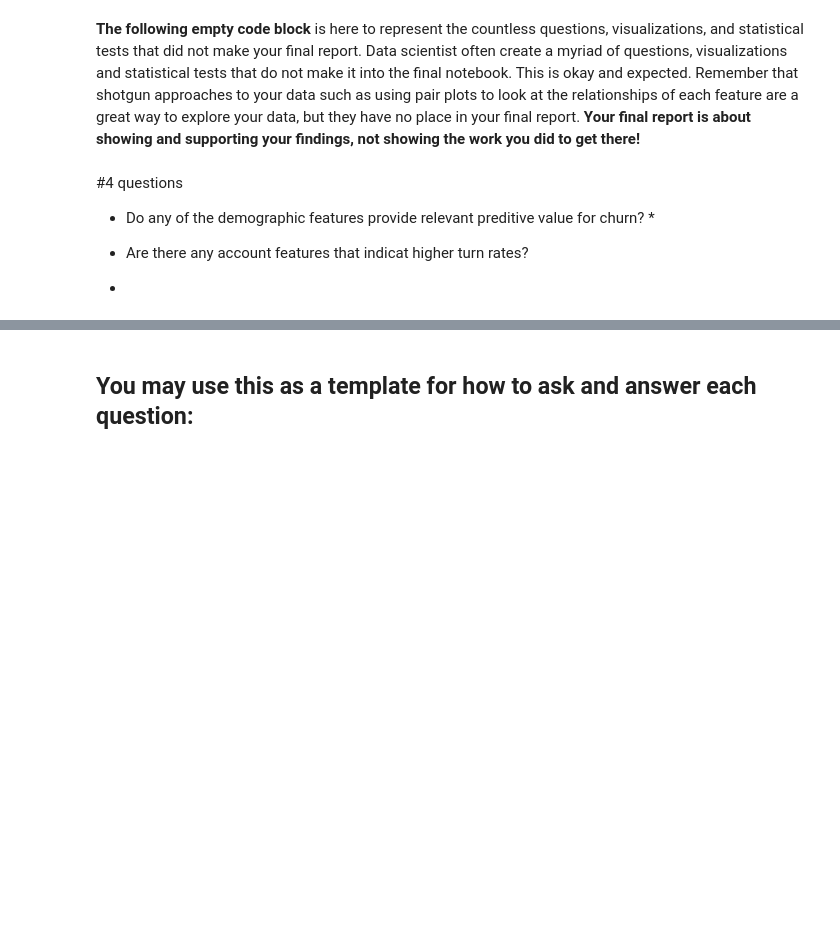
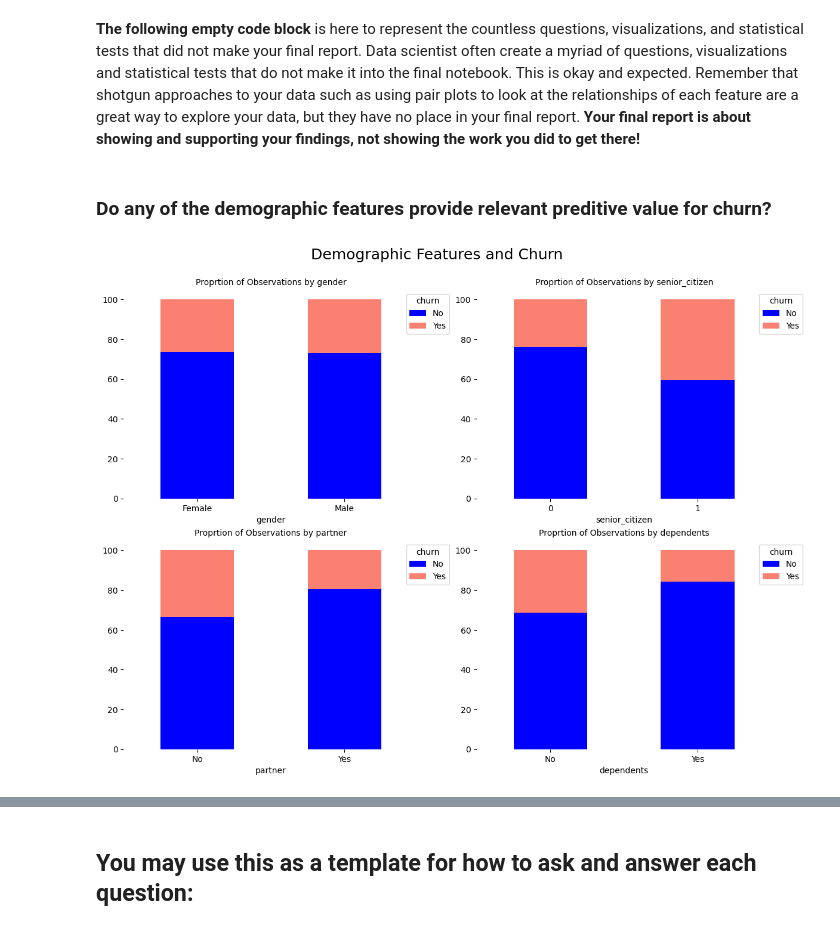
Before and after one commit to scottbarnett97/Telco-Classification-Project, a Jupyter notebook: final_report.ipynb, the cells around one changed output, grey strips where cells are left out. Cells and saved outputs as stored; diff of their text form; code cells hidden in the pictures; blank space fills up the shorter version.

```diff
--- a/final_report.ipynb
+++ b/final_report.ipynb
@@ -106,0 +92,7 @@ prepare.prep_telco(df)
+# %%
+# Acquiring data
+df = acquire.get_telco_data()
+# Running initial preperation for exploration
+df = prepare.prep_telco(df)
+# Split
+train, validate, test = prepare.split_data(df,'churn')
@@ -112,9 +143,9 @@ that shotgun approaches to your data such as using pair plots to look at the rel
 are a great way to explore your data, but they have no place in your final report.
 **Your final report is about showing and supporting your findings, not showing the work you did to get there!**
 # %% [markdown]
-#4 questions
-* Do any of the demographic features provide relevant preditive value for churn?
-    *
-* Are there any account features that indicat higher turn rates?
-
-*
+### Do any of the demographic features provide relevant preditive value for churn?
+# %%
+# Get visualizaions
+explore.get_charts_demographics(train)
+# %% [output]
+[figure, added]
```
Also changed, not shown: parts of 53 cells of this notebook, 3 other files.
